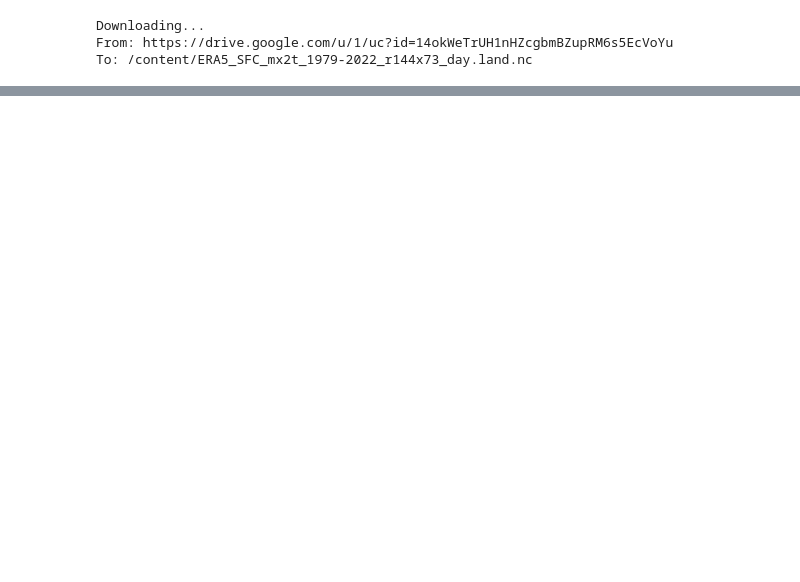
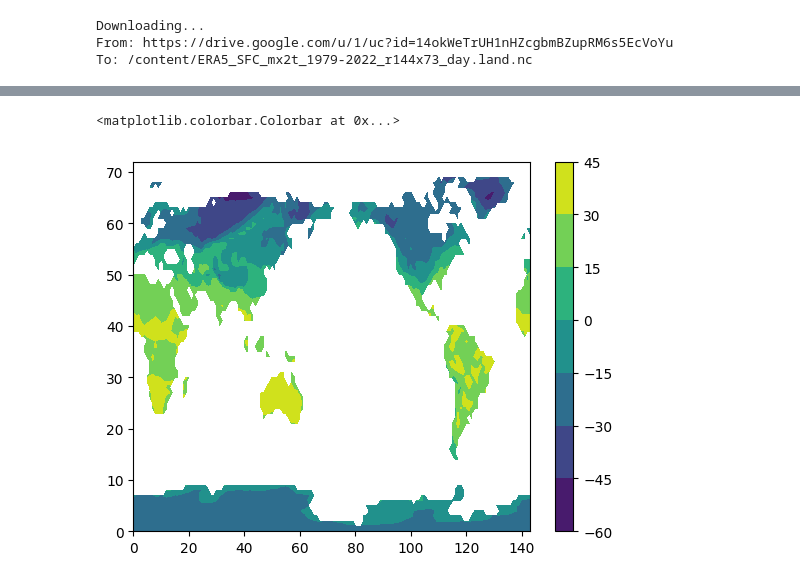
Before and after one commit to xinhe-zhang/heatwave, a Jupyter notebook: HW1.ipynb, the cells around one changed output, grey strips where cells are left out. Cells and saved outputs as stored; diff of their text form; code cells hidden in the pictures; blank space fills up the shorter version.

```diff
--- a/HW1.ipynb
+++ b/HW1.ipynb
@@ -64,0 +96,7 @@ Attributes:
+# %%
+#Check again
+plt.contourf(ds['mx2t'][0,:,:])
+plt.colorbar()
+# %% [output]
+<matplotlib.colorbar.Colorbar at 0x...>
+[figure, added]
```
Also changed, not shown: parts of 19 cells of this notebook.
